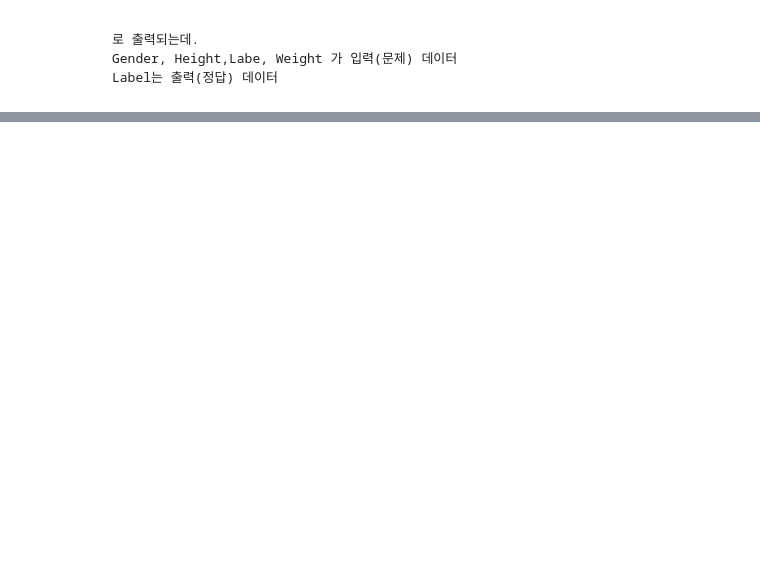
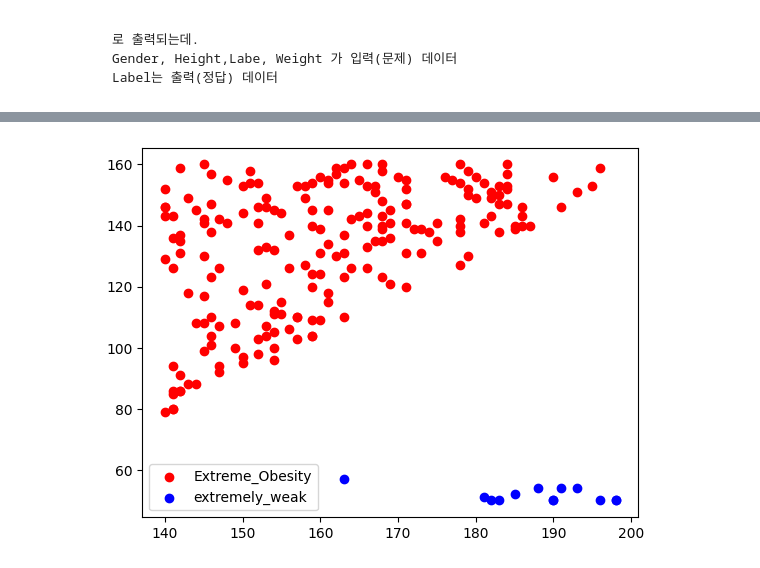
Before and after one commit to Git-Jeong/Machine_Learning, a Jupyter notebook: study/ex_01_BMI.ipynb, the cells around one changed output, grey strips where cells are left out. Cells and saved outputs as stored; diff of their text form; code cells hidden in the pictures; blank space fills up the shorter version.

Commit message:
Update ex_01_BMI.ipynb
plt.scatter()

```diff
--- a/study/ex_01_BMI.ipynb
+++ b/study/ex_01_BMI.ipynb
@@ -90,0 +131,21 @@ Label는 출력(정답) 데이터
+# %%
+# 데이터 시각화 해보기
+
+extreme_obesity = data[data['Label'] == 'Extreme Obesity']
+extremely_weak = data[data['Label'] == 'Extremely Weak']
+
+x_ob = extreme_obesity['Height']
+y_ob = extreme_obesity['Weight']
+label_ob = 'Extreme_Obesity'
+plt.scatter(x = x_ob, y = y_ob, color = 'red', label = label_ob)
+
+x_ek = extremely_weak['Height']
+y_ek = extremely_weak['Weight']
+label_ek = 'extremely_weak'
+plt.scatter(x = x_ek, y = y_ek, color = 'blue', label = label_ek)
+
+plt.legend()
+
+plt.show()
+# %% [output]
+[figure, added]
```
Also changed, not shown: parts of 7 cells of this notebook.
